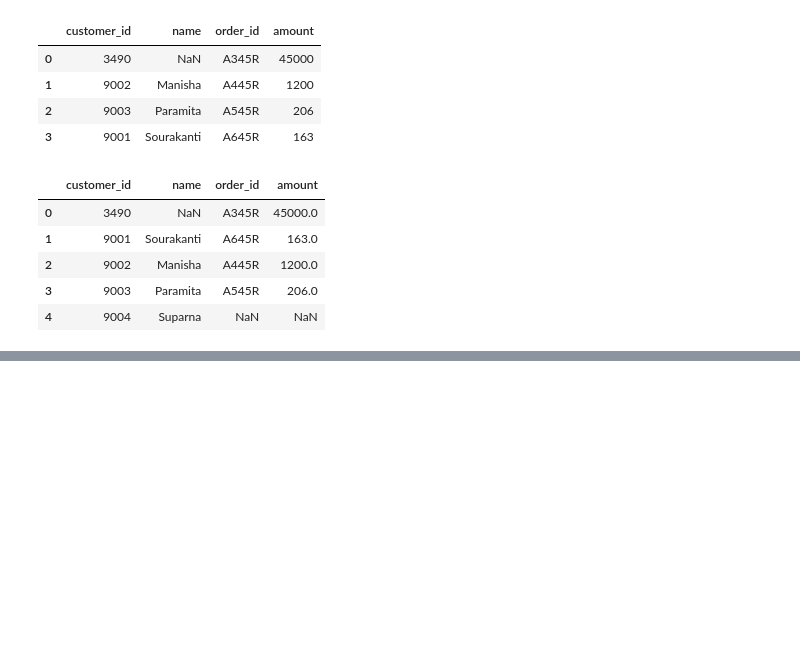
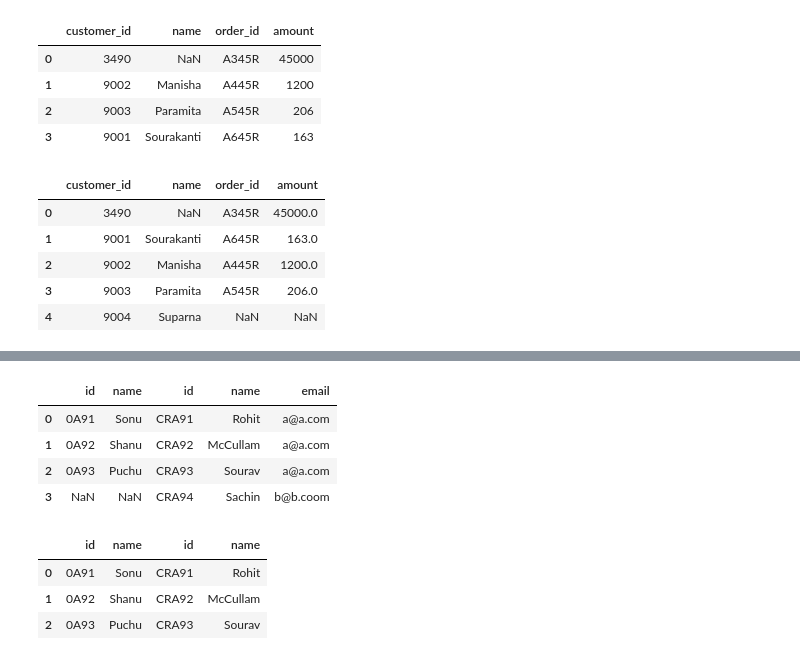
Before and after one commit to Sonu64/Prime_AI_ML, a Jupyter notebook: Module_13_Pandas_02/pandas_2.ipynb, the cells around one changed output, grey strips where cells are left out. Saved outputs shown, nothing was run; the diff lists cells and outputs as text; code cells hidden in the pictures; blank space fills up the shorter version.

```diff
--- a/Module_13_Pandas_02/pandas_2.ipynb
+++ b/Module_13_Pandas_02/pandas_2.ipynb
@@ -631,0 +682,23 @@ outer_joined
+# %%
+#..Columwise Concatenation -> Put dfs Side-by-Side
+pd.concat([df1, df2], axis=1) # df2 rows having no values in df1 gets replaced by NaN
+# %% [output]
+|  | id | name | id | name | email |
+| 0 | 0A91 | Sonu | CRA91 | Rohit | a@a.com |
+| 1 | 0A92 | Shanu | CRA92 | McCullam | a@a.com |
+| 2 | 0A93 | Puchu | CRA93 | Sourav | a@a.com |
+| 3 | NaN | NaN | CRA94 | Sachin | b@b.coom |
+# %%
+df2 = pd.DataFrame({
+    "id":['CRA91','CRA92','CRA93'],
+    "name":['Rohit', 'McCullam', 'Sourav'],
+}) # Removed the email column from df2
+
+pd.concat([df1, df2], axis=1) # no NaN values
+
+#.... SO OVERALL, MISSING VALUES ARE REPLACED BY NaN ....#
+# %% [output]
+|  | id | name | id | name |
+| 0 | 0A91 | Sonu | CRA91 | Rohit |
+| 1 | 0A92 | Shanu | CRA92 | McCullam |
+| 2 | 0A93 | Puchu | CRA93 | Sourav |
```
Also changed, not shown: parts of 6 cells of this notebook.
